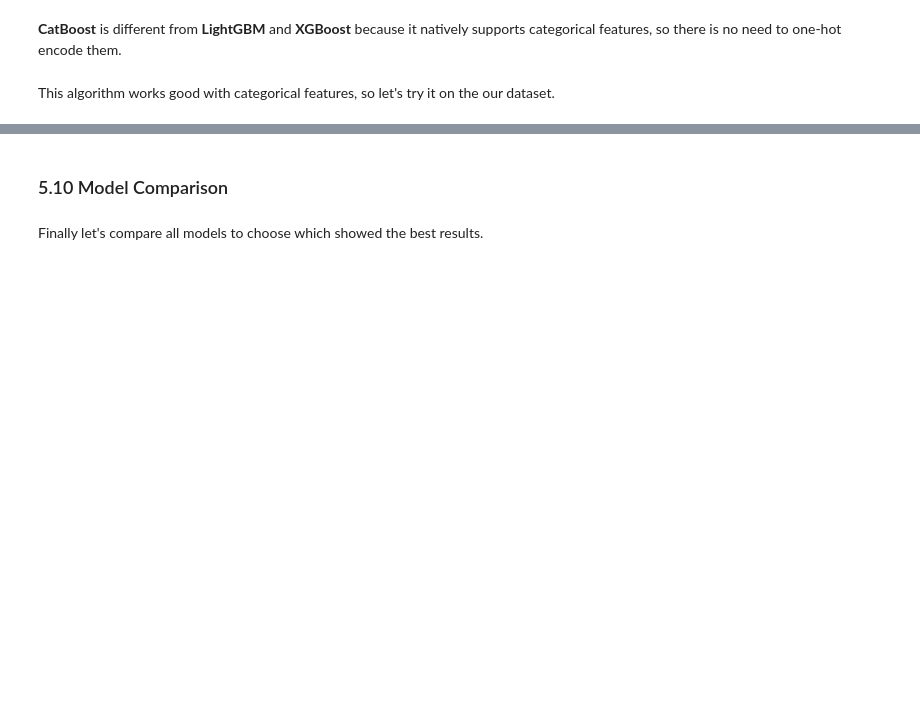
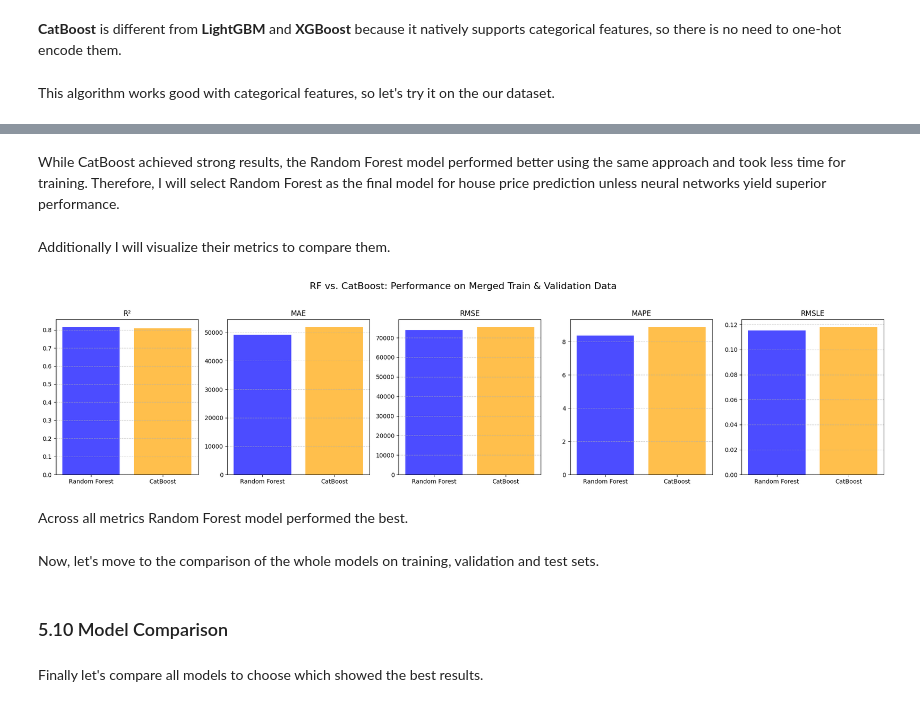
Before and after one commit to davydantoniuk/lublin-house-price-predict, a Jupyter notebook: price_prediction.ipynb, the cells around one changed output, grey strips where cells are left out. Cells and saved outputs as stored; diff of their text form; code cells hidden in the pictures; blank space fills up the shorter version.

```diff
--- a/price_prediction.ipynb
+++ b/price_prediction.ipynb
@@ -2227,3 +2321,34 @@ RMSLE: 0.1136
+# %% [markdown]
+While CatBoost achieved strong results, the Random Forest model performed better using the same approach and took less time for training. Therefore, I will select Random Forest as the final model for house price prediction unless neural networks yield superior performance.
+# %% [markdown]
+Additionally I will visualize their metrics to compare them.
+# %%
+# Metrics data (excluding MSE)
+metrics = ['R²', 'MAE', 'RMSE', 'MAPE', 'RMSLE']
+rf_metrics = [rf_r2, rf_mae, rf_rmse, rf_mape, rf_rmsle]
+cat_metrics = [cat_combine_r2, cat_combine_mae, cat_combine_rmse, cat_combine_mape, cat_combine_rmsle]
+
+# Create subplots (1x5 grid)
+fig, axes = plt.subplots(1, 5, figsize=(20, 5))
+
+# Plot each metric separately
+for i, metric in enumerate(metrics):
+    axes[i].bar(['Random Forest', 'CatBoost'], [rf_metrics[i], cat_metrics[i]], color=['blue', 'orange'], alpha=0.7)
+    axes[i].set_title(metric)
+    axes[i].grid(axis='y', linestyle='--', alpha=0.7)
+
+# Add overall title
+fig.suptitle('RF vs. CatBoost: Performance on Merged Train & Validation Data', fontsize=16)
+
+# Adjust layout
+plt.tight_layout(rect=[0, 0, 1, 0.95])
+plt.show()
+# %% [output]
+[figure, added]
+# %% [markdown]
+Across all metrics Random Forest model performed the best.
+# %% [markdown]
+Now, let's move to the comparison of the whole models on training, validation and test sets.
 # %% [markdown]
 ### 5.10 Model Comparison
 # %% [markdown]
```
Also changed, not shown: parts of 81 cells of this notebook.
